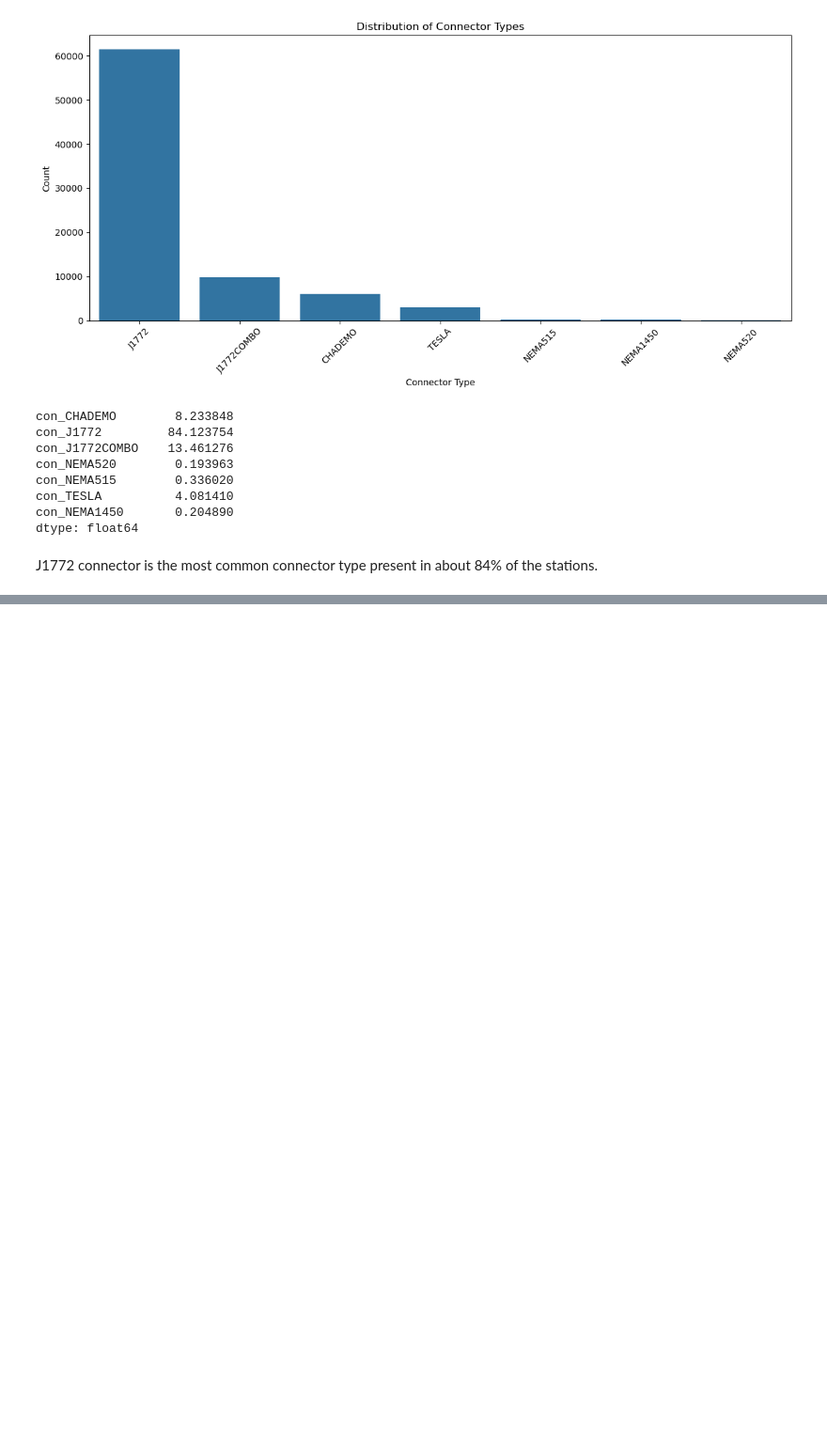
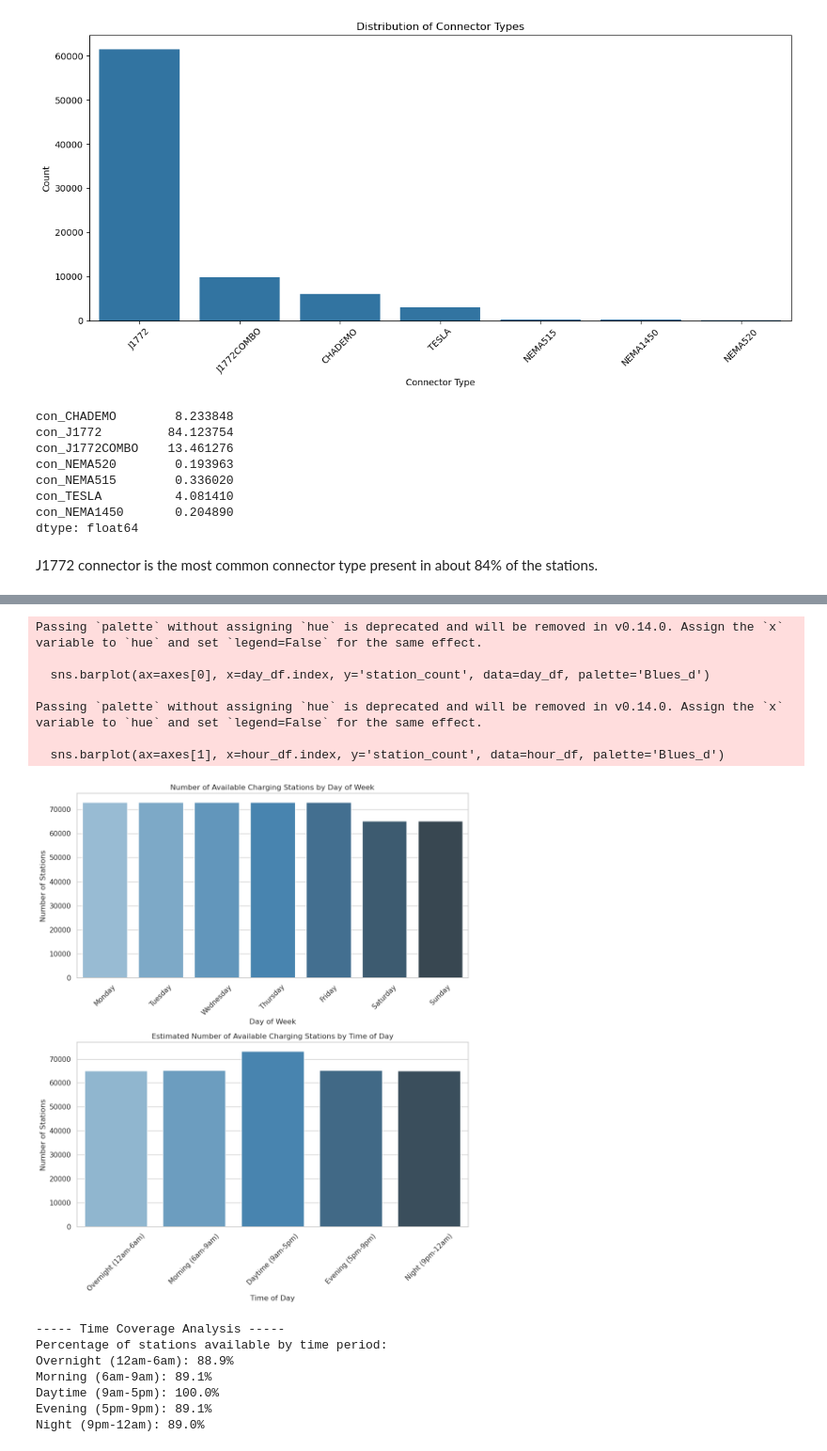
Before and after one commit to Damarispaul/Ev_Stations, a Jupyter notebook: kezia.ipynb, the cells around one changed output, grey strips where cells are left out. Shown at 94% size. Drawn from its saved outputs; the diff is of its cells as text; code cells hidden in the pictures; blank space fills up the shorter version.

```diff
--- a/kezia.ipynb
+++ b/kezia.ipynb
@@ -723,0 +1187,79 @@ J1772 connector is the most common connector type present in about 84% of the st
+# %%
+import matplotlib.pyplot as plt
+import seaborn as sns
+import pandas as pd
+
+def analyze_time_coverage(df):
+    # Calculate coverage by day of week
+    day_coverage = {
+        'Monday': df[df['weekday_access']].shape[0],
+        'Tuesday': df[df['weekday_access']].shape[0],
+        'Wednesday': df[df['weekday_access']].shape[0],
+        'Thursday': df[df['weekday_access']].shape[0],
+        'Friday': df[df['weekday_access']].shape[0],
+        'Saturday': df[df['weekend_access']].shape[0],
+        'Sunday': df[df['weekend_access']].shape[0]
+    }
+
+    day_df = pd.DataFrame.from_dict(day_coverage, orient='index', columns=['station_count'])
+    day_df['day_of_week'] = range(0, 7)
+    day_df = day_df.sort_values('day_of_week')
+
+    # Calculate hourly coverage
+    hour_bins = {
+        'Overnight (12am-6am)': df[(df['is_24_7'] == 1) | (df['access_hours'] > 18)].shape[0],
+        'Morning (6am-9am)': df[(df['is_24_7'] == 1) | (df['access_hours'] > 12)].shape[0],
+        'Daytime (9am-5pm)': df[(df['is_24_7'] == 1) | (df['access_hours'] > 0)].shape[0],
+        'Evening (5pm-9pm)': df[(df['is_24_7'] == 1) | (df['access_hours'] > 12)].shape[0],
+        'Night (9pm-12am)': df[(df['is_24_7'] == 1) | (df['access_hours'] > 15)].shape[0]
+    }
+
+    hour_df = pd.DataFrame.from_dict(hour_bins, orient='index', columns=['station_count'])
+
+    # Create subplots
+    fig, axes = plt.subplots(nrows=2, ncols=1, figsize=(10, 12))
+
+    # Plot day coverage
+    sns.barplot(ax=axes[0], x=day_df.index, y='station_count', data=day_df, palette='Blues_d')
+    axes[0].set_title('Number of Available Charging Stations by Day of Week')
+    axes[0].set_xlabel('Day of Week')
+    axes[0].set_ylabel('Number of Stations')
+    axes[0].tick_params(axis='x', rotation=45)
+
+    # Plot hourly coverage
+    sns.barplot(ax=axes[1], x=hour_df.index, y='station_count', data=hour_df, palette='Blues_d')
+    axes[1].set_title('Estimated Number of Available Charging Stations by Time of Day')
+    axes[1].set_xlabel('Time of Day')
+    axes[1].set_ylabel('Number of Stations')
+    axes[1].tick_params(axis='x', rotation=45)
+
+    plt.tight_layout()
+    plt.savefig('time_coverage_analysis.png')
+    plt.show()
+
+    # Calculate percentage availability
+    total_stations = len(df)
+    hour_df['availability_percentage'] = hour_df['station_count'] / total_stations * 100
+
+    print("\n----- Time Coverage Analysis -----")
+    print("Percentage of stations available by time period:")
+    for time_period, row in hour_df.iterrows():
+        print(f"{time_period}: {row['availability_percentage']:.1f}%")
+
+analyze_time_coverage(df)
+# %% [output]
+Passing `palette` without assigning `hue` is deprecated and will be removed in v0.14.0. Assign the `x` variable to `hue` and set `legend=False` for the same effect.
+
+  sns.barplot(ax=axes[0], x=day_df.index, y='station_count', data=day_df, palette='Blues_d')
+
+Passing `palette` without assigning `hue` is deprecated and will be removed in v0.14.0. Assign the `x` variable to `hue` and set `legend=False` for the same effect.
+
+  sns.barplot(ax=axes[1], x=hour_df.index, y='station_count', data=hour_df, palette='Blues_d')
+[figure, added]
+----- Time Coverage Analysis -----
+Percentage of stations available by time period:
+Overnight (12am-6am): 88.9%
+Morning (6am-9am): 89.1%
+Daytime (9am-5pm): 100.0%
+Evening (5pm-9pm): 89.1%
+Night (9pm-12am): 89.0%
```
Also changed, not shown: parts of 9 cells of this notebook, 15 other files.
